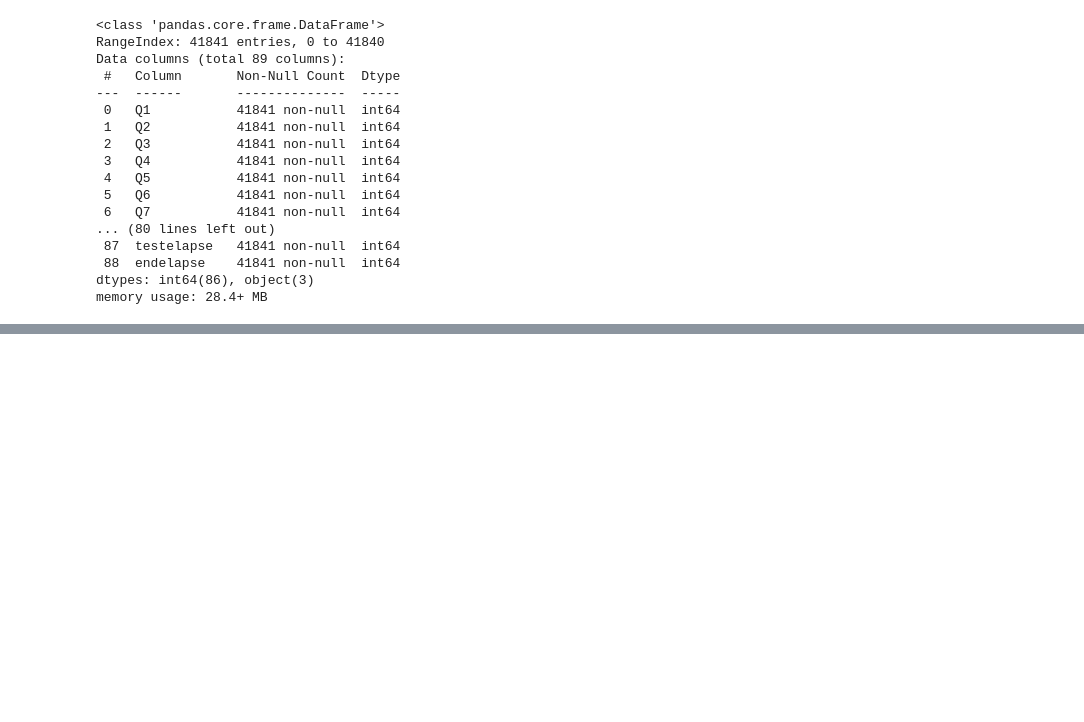
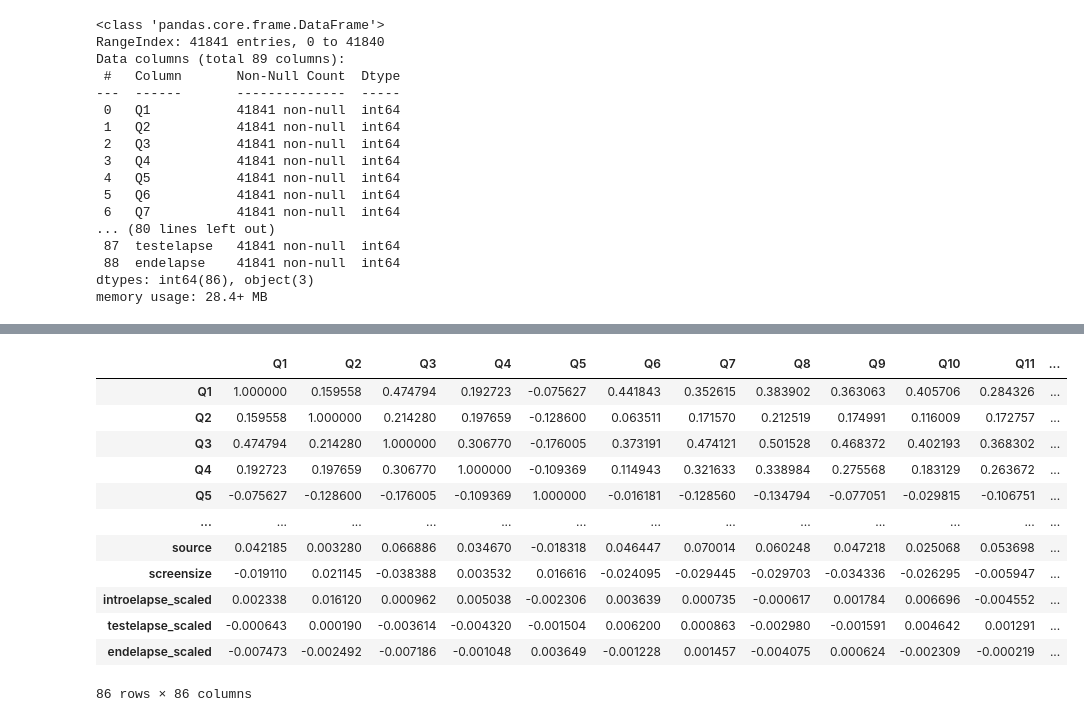
Before and after one commit to MajidrNEO1879/machine-learning-projects, a Jupyter notebook: firstborn_personality_scale_responses/data/first_born_psr.ipynb, the cells around one changed output, grey strips where cells are left out. Drawn from its saved outputs; the diff is of its cells as text; code cells hidden in the pictures; blank space fills up the shorter version.

```diff
--- a/firstborn_personality_scale_responses/data/first_born_psr.ipynb
+++ b/firstborn_personality_scale_responses/data/first_born_psr.ipynb
@@ -37,0 +63,3 @@ memory usage: 28.4+ MB
+# %%
+label = LabelEncoder()
+df['country'] = label.fit_transform(df['country'])
@@ -37,0 +105,3 @@ memory usage: 28.4+ MB
+# %%
+X = df.drop('birthpos', axis = 1)
+y = df['birthpos']
@@ -37,0 +110,9 @@ memory usage: 28.4+ MB
+# %%
+min_max = MinMaxScaler()
+# %%
+features_to_scale = ['introelapse', 'testelapse', 'endelapse']
+scaled_features = min_max.fit_transform(df[features_to_scale])
+new_column_names = ['introelapse_scaled', 'testelapse_scaled', 'endelapse_scaled']
+scaled_df = pd.DataFrame(scaled_features, columns=new_column_names, index=df.index)
+X.drop(features_to_scale , axis= 1, inplace=True)
+X[new_column_names] = scaled_df
@@ -37,0 +131,16 @@ memory usage: 28.4+ MB
+# %%
+X.corr()
+# %% [output]
+|  | Q1 | Q2 | Q3 | Q4 | Q5 | Q6 | Q7 | Q8 | Q9 | Q10 | Q11 | ... |
+| Q1 | 1.000000 | 0.159558 | 0.474794 | 0.192723 | -0.075627 | 0.441843 | 0.352615 | 0.383902 | 0.363063 | 0.405706 | 0.284326 | ... |
+| Q2 | 0.159558 | 1.000000 | 0.214280 | 0.197659 | -0.128600 | 0.063511 | 0.171570 | 0.212519 | 0.174991 | 0.116009 | 0.172757 | ... |
+| Q3 | 0.474794 | 0.214280 | 1.000000 | 0.306770 | -0.176005 | 0.373191 | 0.474121 | 0.501528 | 0.468372 | 0.402193 | 0.368302 | ... |
+| Q4 | 0.192723 | 0.197659 | 0.306770 | 1.000000 | -0.109369 | 0.114943 | 0.321633 | 0.338984 | 0.275568 | 0.183129 | 0.263672 | ... |
+| Q5 | -0.075627 | -0.128600 | -0.176005 | -0.109369 | 1.000000 | -0.016181 | -0.128560 | -0.134794 | -0.077051 | -0.029815 | -0.106751 | ... |
+| ... | ... | ... | ... | ... | ... | ... | ... | ... | ... | ... | ... | ... |
+| source | 0.042185 | 0.003280 | 0.066886 | 0.034670 | -0.018318 | 0.046447 | 0.070014 | 0.060248 | 0.047218 | 0.025068 | 0.053698 | ... |
+| screensize | -0.019110 | 0.021145 | -0.038388 | 0.003532 | 0.016616 | -0.024095 | -0.029445 | -0.029703 | -0.034336 | -0.026295 | -0.005947 | ... |
+| introelapse_scaled | 0.002338 | 0.016120 | 0.000962 | 0.005038 | -0.002306 | 0.003639 | 0.000735 | -0.000617 | 0.001784 | 0.006696 | -0.004552 | ... |
+| testelapse_scaled | -0.000643 | 0.000190 | -0.003614 | -0.004320 | -0.001504 | 0.006200 | 0.000863 | -0.002980 | -0.001591 | 0.004642 | 0.001291 | ... |
+| endelapse_scaled | -0.007473 | -0.002492 | -0.007186 | -0.001048 | 0.003649 | -0.001228 | 0.001457 | -0.004075 | 0.000624 | -0.002309 | -0.000219 | ... |
+86 rows × 86 columns
```
Also changed, not shown: parts of 19 cells of this notebook.
